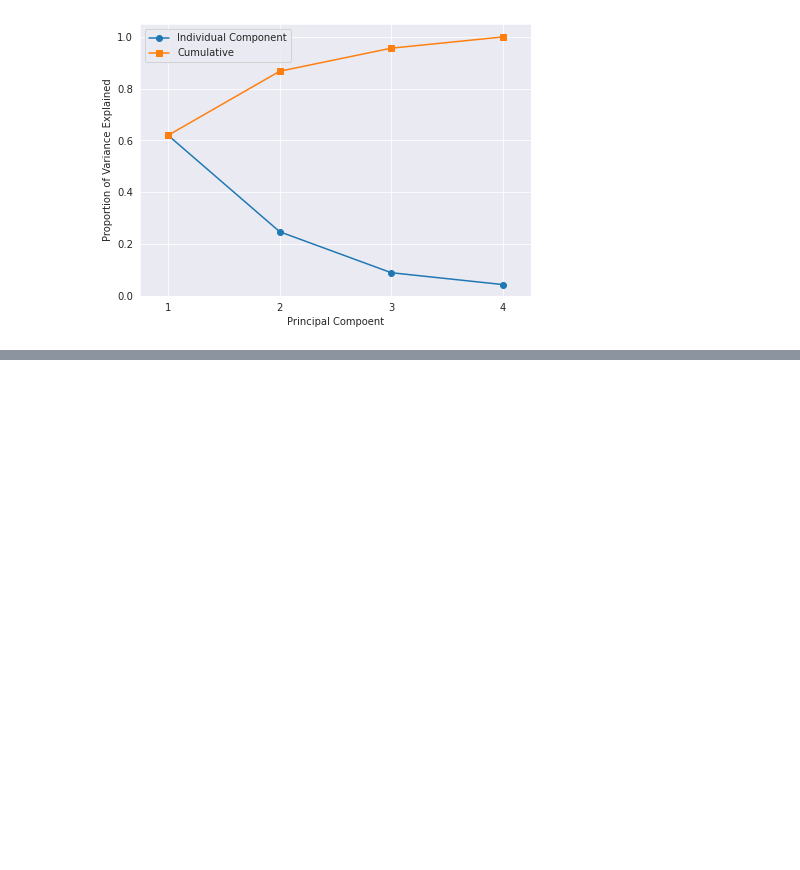
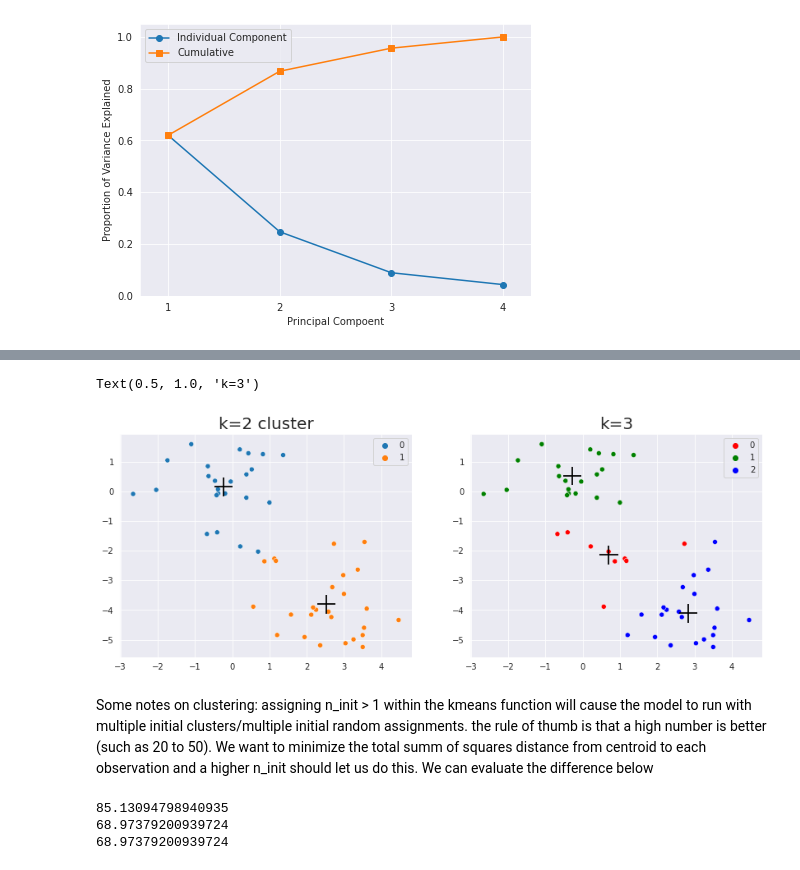
Before and after one commit to JESurzyn/intro_stat_learning_Python, a Jupyter notebook: Chapter10_Lab.ipynb, the cells around one changed output, grey strips where cells are left out. Drawn from its saved outputs; the diff is of its cells as text; code cells hidden in the pictures; blank space fills up the shorter version.

```diff
--- a/Chapter10_Lab.ipynb
+++ b/Chapter10_Lab.ipynb
@@ -187,0 +289,39 @@ plt.legend(loc=2);
+# %%
+#plotting the two side by side
+fig, (ax1, ax2) = plt.subplots(1,2, figsize =(14,5) )
+
+#kmeans = 2
+ax1 = sns.scatterplot(x=X[:,0],y=X[:,1], hue=km1.labels_, ax=ax1)
+ax1 = sns.scatterplot(x=km1.cluster_centers_[:,0],y=km1.cluster_centers_[:,1],
+                hue=range(2),s=500, marker='+',ec='black', legend=False, ax= ax1)
+ax1.set_title("k=2 cluster", fontsize=20)
+
+
+#kmeans = 3
+colors = ['red','green','blue']
+ax2=sns.scatterplot(x=X[:,0],y=X[:,1], hue=km2.labels_, palette=colors, ax=ax2)
+ax2=sns.scatterplot(x=km2.cluster_centers_[:,0],y=km2.cluster_centers_[:,1],
+                hue=range(3),s=500, marker='+',ec='black', legend=False, ax=ax2)
+ax2.set_title("k=3", fontsize=20)
+# %% [output]
+Text(0.5, 1.0, 'k=3')
+[figure, added]
+# %% [markdown]
+Some notes on clustering: assigning n_init > 1 within the kmeans function will cause the model to run with multiple initial clusters/multiple initial random assignments.  the rule of thumb is that a high number is better (such as 20 to 50).  We want to minimize the total summ of squares distance from centroid to each observation and a higher n_init should let us do this.  We can evaluate the difference below
+# %%
+np.random.seed(3)
+km3 =KMeans(n_clusters=3,n_init=1)
+km3.fit(X)
+print(km3.inertia_)
+
+km4 =KMeans(n_clusters=3,n_init=20)
+km4.fit(X)
+print(km4.inertia_)
+
+km5 =KMeans(n_clusters=3,n_init=50)
+km5.fit(X)
+print(km5.inertia_)
+# %% [output]
+85.13094798940935
+68.97379200939724
+68.97379200939724
```
Also changed, not shown: parts of 19 cells of this notebook.
